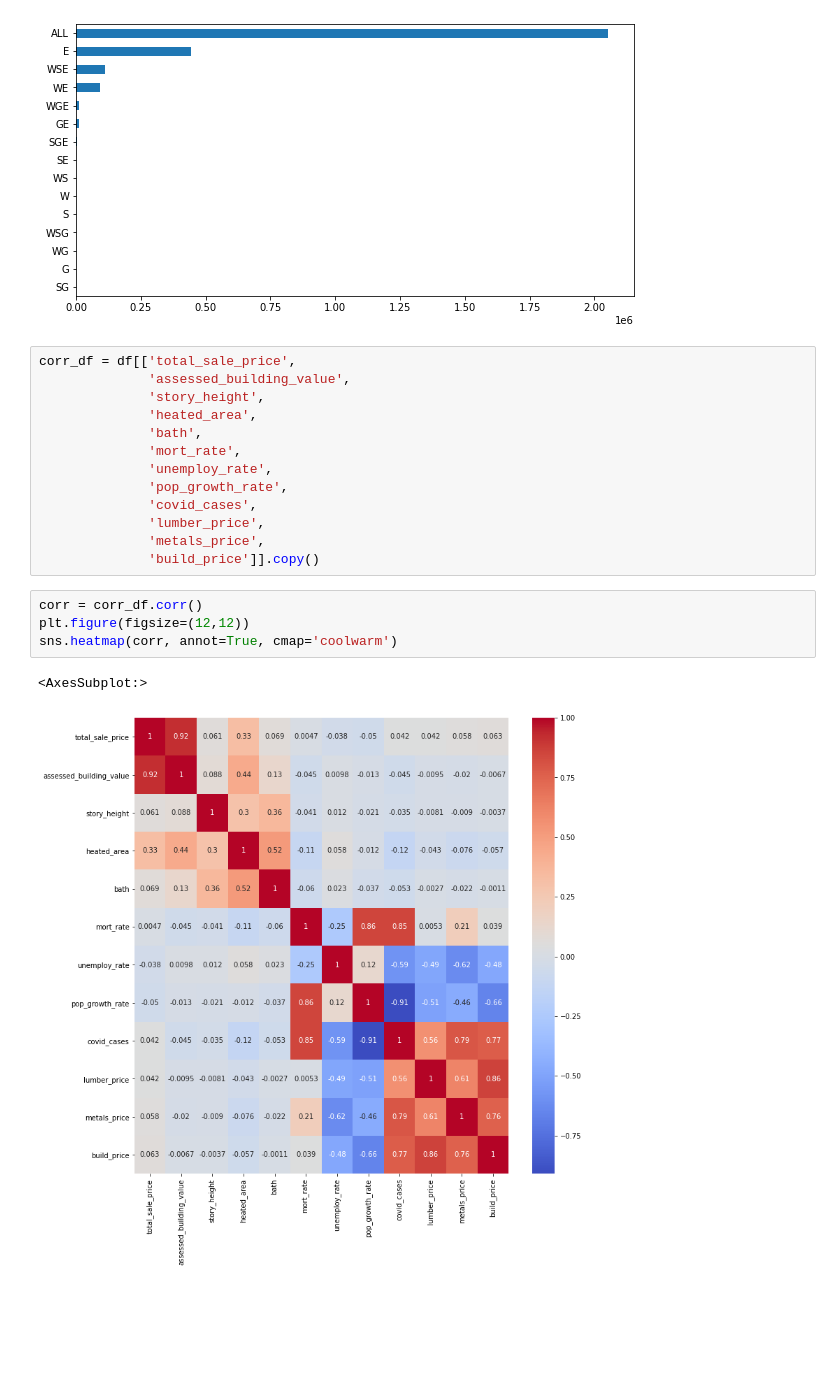
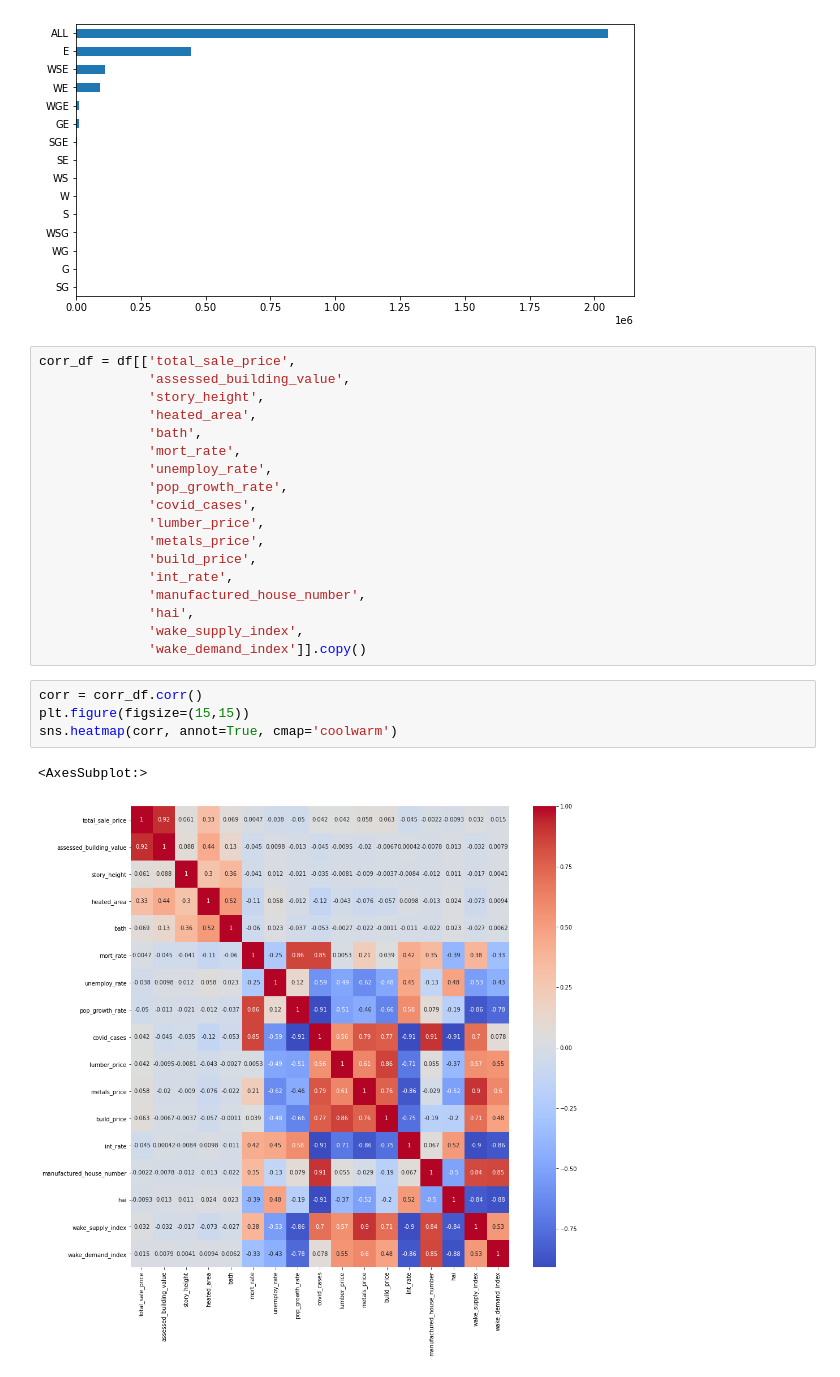
Before and after one commit to alisongh/SIADS-696-Milestone-II, a Jupyter notebook: analysis.ipynb, the cells around one changed output. Drawn from its saved outputs; the diff is of its cells as text; blank space fills up the shorter version.

Commit message:
added more variables
1. interest rates
2. house supply and demand in the US and Wake, NC

```diff
--- a/analysis.ipynb
+++ b/analysis.ipynb
@@ -115,11 +121,16 @@ corr_df = df[['total_sale_price',
               'covid_cases',
               'lumber_price',
               'metals_price',
-              'build_price']].copy()
+              'build_price',
+              'int_rate',
+              'manufactured_house_number',
+              'hai',
+              'wake_supply_index',
+              'wake_demand_index']].copy()
 # %%
 corr = corr_df.corr()
-plt.figure(figsize=(12,12))
+plt.figure(figsize=(15,15))
 sns.heatmap(corr, annot=True, cmap='coolwarm')
 # %% [output]
 <AxesSubplot:>
-[figure, old version]
+[figure, new version]
```
Also changed, not shown: parts of 6 cells of this notebook.
